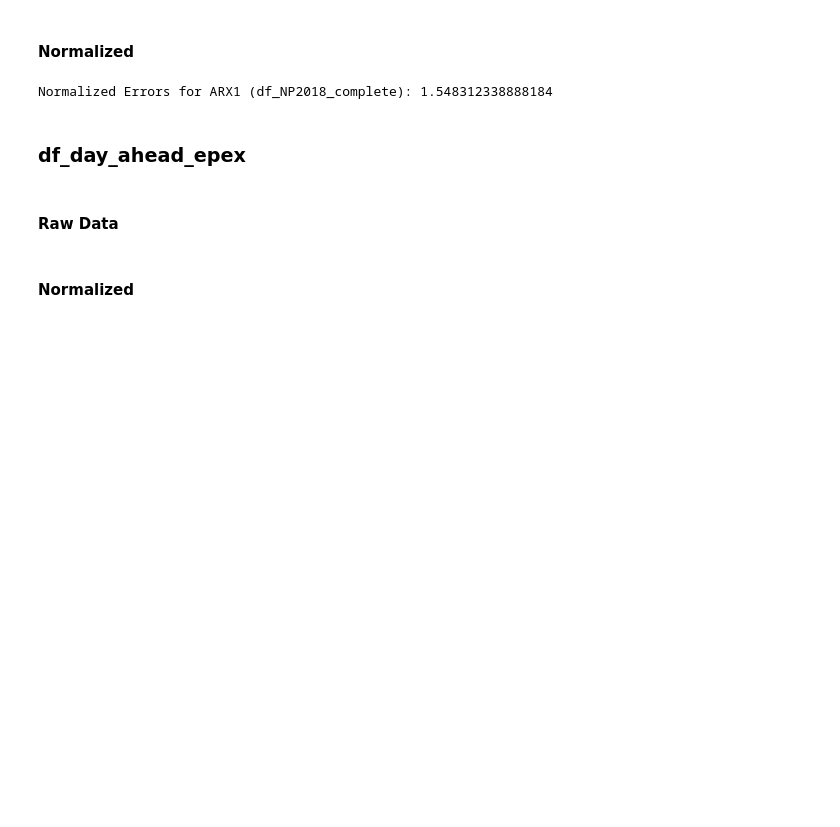
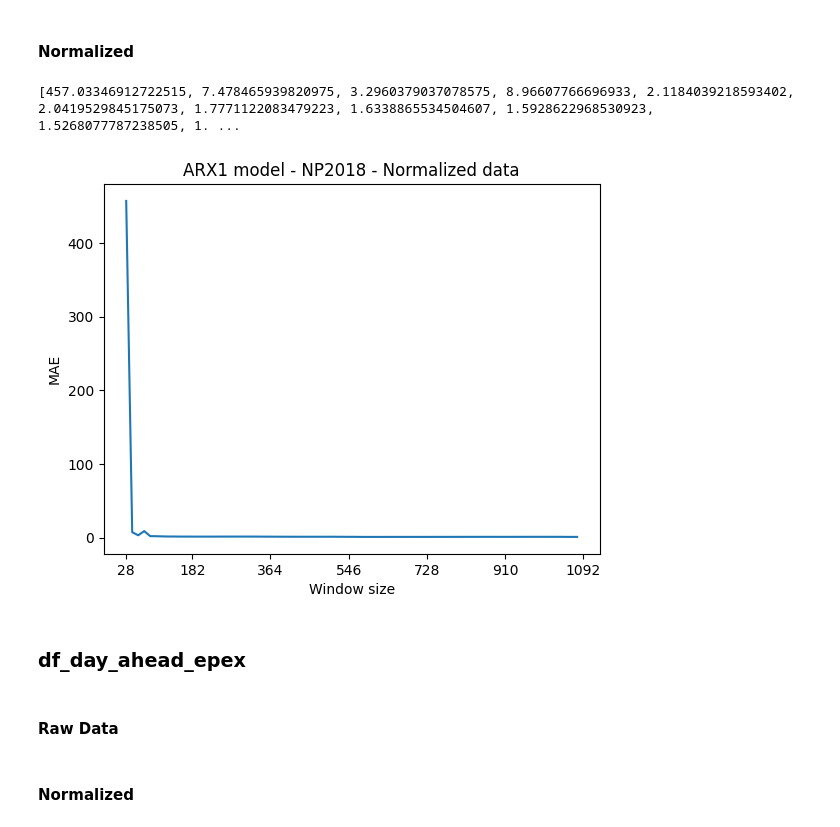
Before and after one commit to piovesanaedoardo/Project_Predictive-Analytics, a Jupyter notebook: main.ipynb, the cells around one changed output. Saved outputs shown, nothing was run; the diff lists cells and outputs as text; code cells hidden in the pictures; blank space fills up the shorter version.

```diff
--- a/main.ipynb
+++ b/main.ipynb
@@ -301,13 +301,11 @@ df_NP2018_complete["min_norm"] = df_NP2018_complete.groupby('Date')['Price'].tra
 df_NP2018_complete["max_norm"] = df_NP2018_complete.groupby('Date')['Price'].transform('max')
 # %%
 load = df_NP2018_complete["load"]
-errors = []
-errors_mean = []
 
-window_list = list(range(35, 1093, 7))
+errors_mean_ARX1_NP_Norm = []
 
-T = 28
-for w in window_list:
+for T in range(28,1092,14):
+    errors = []
     for h in range(24):
         p_hour = df_NP2018_complete.loc[h::24,'Price'].values # hourly data selection
         exogenos = df_NP2018_complete.loc[h::24,'load'].values
@@ -318,45 +316,40 @@ for w in window_list:
         h_errors = []
         # Initialize an empty list to store the forecasts
         forecasts = []
-        for day in range(T, w):
+        for day in range(T, len(price)//24):
 
                 cal_data = price[(day-T):day].values # calibration data
                 p, a, b, cal_data = normalize_prices_and_vst(cal_data)
 
                 Y = cal_data[7:T]
                 X1 = cal_data[6:T-1]
                 X2 = cal_data[5:T-2]
                 X3 = cal_data[0:T-7]
                 X4 = c_d_min[7:T]
                 X5 = exogenos[7:T]  #C_d_h
                 X6 = sunday[7:T] # sunday
                 X7 = monday[7:T] # monday
                 X8 = saturday[7:T] # saturday
                 X0 = np.ones(np.size(X1))
                 X = np.stack([X0,X1,X2, X3,X4,X5, X6, X7, X8],axis = 1)
                 betas = np.dot(np.linalg.inv(np.dot(X.T,X)), np.dot(X.T,Y))
                 X_fut = np.array([1,cal_data[T-1],cal_data[T-2],cal_data[T-7],c_d_min[day], exogenos[day],sunday[day],monday[day],saturday[day]])
 
                 # forecast = np.dot(X_fut,betas)
                 # forecasts.append(forecast)
                 forecast = np.dot(X_fut,betas)
                 # Apply inverse transformation to the forecast
                 forecast = inverse_transform(forecast, a, b)
                 forecasts.append(forecast)
 
                 real = price[day]
                 err = real - forecast
                 errors1 = (np.abs(err))
                 errors.append(errors1)
 
-    errors_mean.append(np.mean(errors))
+    errors_mean_ARX1_NP_Norm.append(np.mean(errors))
 
-print(errors_mean)
-
-plt.plot(window_list, errors_mean)
-plt.xlabel('Window size')
-plt.ylabel('MAE')
-plt.title('MAE vs Window size')
-plt.show()
+print(errors_mean_ARX1_NP_Norm)
 # %% [output]
-Normalized Errors for ARX1 (df_NP2018_complete): 1.548312338888184
+[457.03346912722515, 7.478465939820975, 3.2960379037078575, 8.96607766696933, 2.1184039218593402, 2.0419529845175073, 1.7771122083479223, 1.6338865534504607, 1.5928622968530923, 1.5268077787238505, 1. ...
+[figure, added]
```
Also changed, not shown: parts of 23 cells of this notebook, 1 other file.
